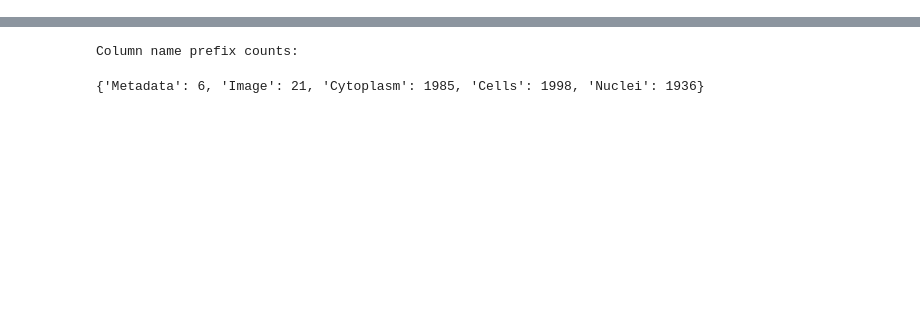
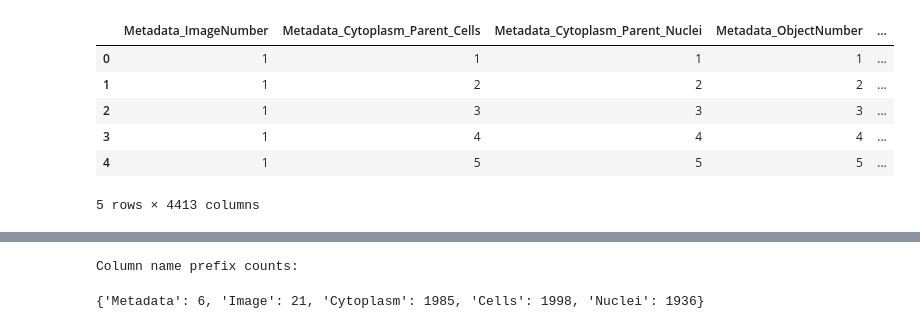
Before and after one commit to cytomining/CytoTable, a Jupyter notebook: docs/source/examples/cytotable_from_the_cloud.ipynb, the cells around one changed output, grey strips where cells are left out. Cells and saved outputs as stored; diff of their text form; code cells hidden in the pictures; blank space fills up the shorter version.

```diff
--- a/docs/source/examples/cytotable_from_the_cloud.ipynb
+++ b/docs/source/examples/cytotable_from_the_cloud.ipynb
@@ -25,0 +20,7 @@ dest_path = "./cloud_example.parquet"
+# %%
+# setup variables for use in this section of the notebook
+source_path = (
+    "s3://cellpainting-gallery/cpg0037-oasis/broad/workspace/"
+    "analysis/2025_01_12_U2OS_Batch2/BR00146052/analysis/BR00146052-A01-1/"
+)
+dest_path = "./cloud_example.parquet"
@@ -25,0 +48,21 @@ dest_path = "./cloud_example.parquet"
+# %%
+%%time
+
+# run cytotable convert
+result = cytotable.convert(
+    source_path=source_path,
+    source_datatype="csv",
+    # Set the chunk size for paginated processing.
+    # Smaller values use fewer resources but take longer;
+    # larger values use more resources and process faster.
+    chunk_size=30000,
+    # specify the destination path
+    dest_path=dest_path,
+    # specify a destination data format type
+    dest_datatype="parquet",
+    # specify a preset which enables quick use of common input file formats
+    preset="cellprofiler_csv",
+    # use unsigned (anonymous) requests to AWS S3
+    no_sign_request=True,
+)
+print(pathlib.Path(result).name)
@@ -25,0 +73,11 @@ dest_path = "./cloud_example.parquet"
+# %%
+# show the table head using pandas
+pq.read_table(source=result).to_pandas().head()
+# %% [output]
+|  | Metadata_ImageNumber | Metadata_Cytoplasm_Parent_Cells | Metadata_Cytoplasm_Parent_Nuclei | Metadata_ObjectNumber | ... |
+| 0 | 1 | 1 | 1 | 1 | ... |
+| 1 | 1 | 2 | 2 | 2 | ... |
+| 2 | 1 | 3 | 3 | 3 | ... |
+| 3 | 1 | 4 | 4 | 4 | ... |
+| 4 | 1 | 5 | 5 | 5 | ... |
+5 rows × 4413 columns
```
Also changed, not shown: parts of 20 cells of this notebook, 2 other files.
